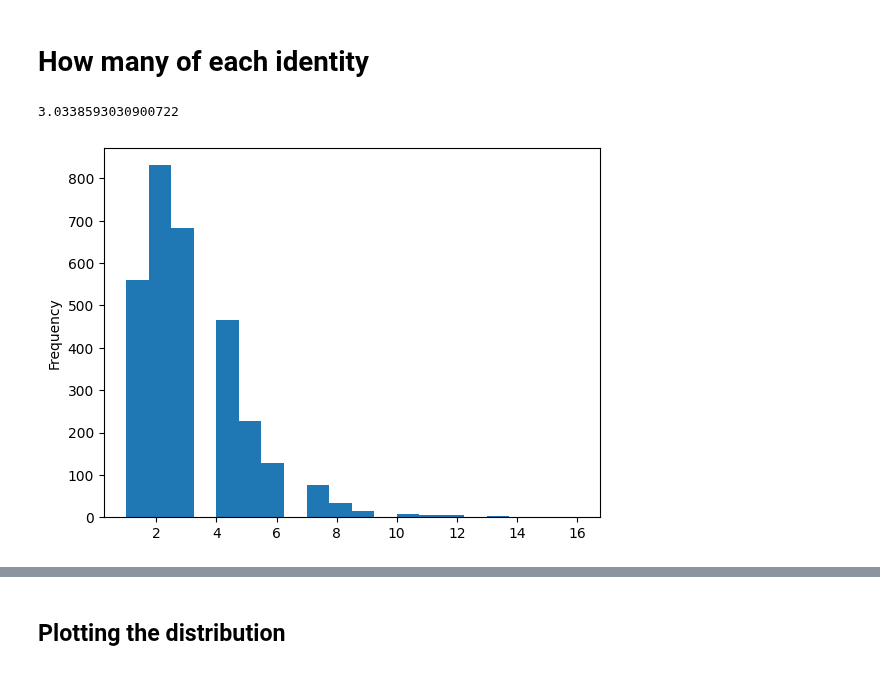
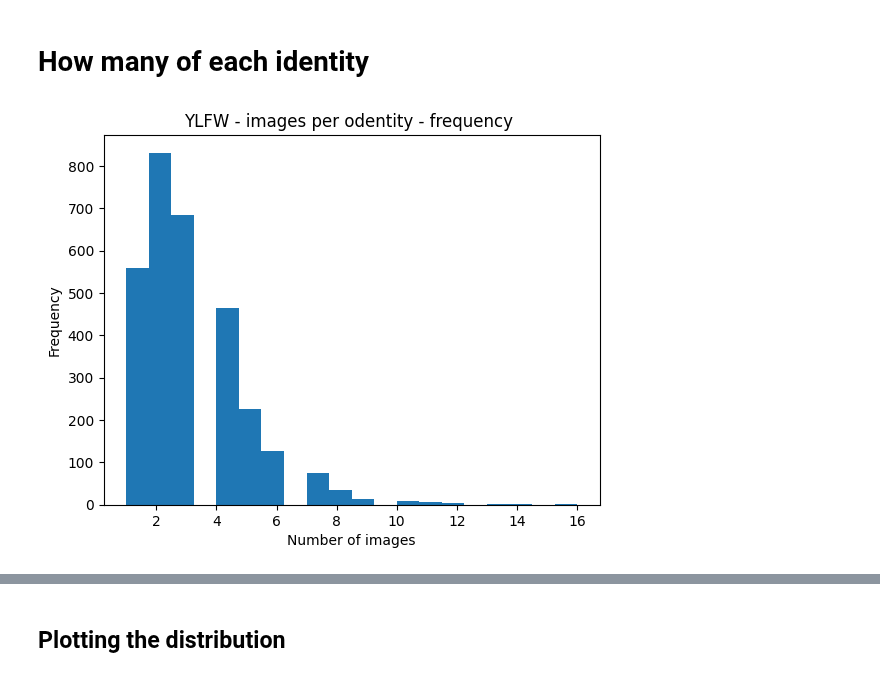
Before and after one commit to Kat-Gabi/Master_Thesis, a Jupyter notebook: notebooks/data_vis/age-estimation_stats.ipynb, the cells around one changed output, grey strips where cells are left out. Cells and saved outputs as stored; diff of their text form; code cells hidden in the pictures.

```diff
--- a/notebooks/data_vis/age-estimation_stats.ipynb
+++ b/notebooks/data_vis/age-estimation_stats.ipynb
@@ -55,9 +55,9 @@ df_RFW = df_RFW.sort_values(by='Age', ascending=True)
 # %%
 df_YLFW['Identity'].value_counts()
 # plot amount of the same identity
 df_YLFW['Identity'].value_counts().plot(kind='hist', bins=20)
-df_YLFW['Identity'].describe()
-df_YLFW['Identity'].value_counts().mean()
+plt.title('YLFW - images per odentity - frequency ')
+plt.xlabel('Number of images')
+plt.show()
 # %% [output]
-3.0338593030900722
-[figure, old version]
+[figure, new version]
```
Also changed, not shown: parts of 16 cells of this notebook.
